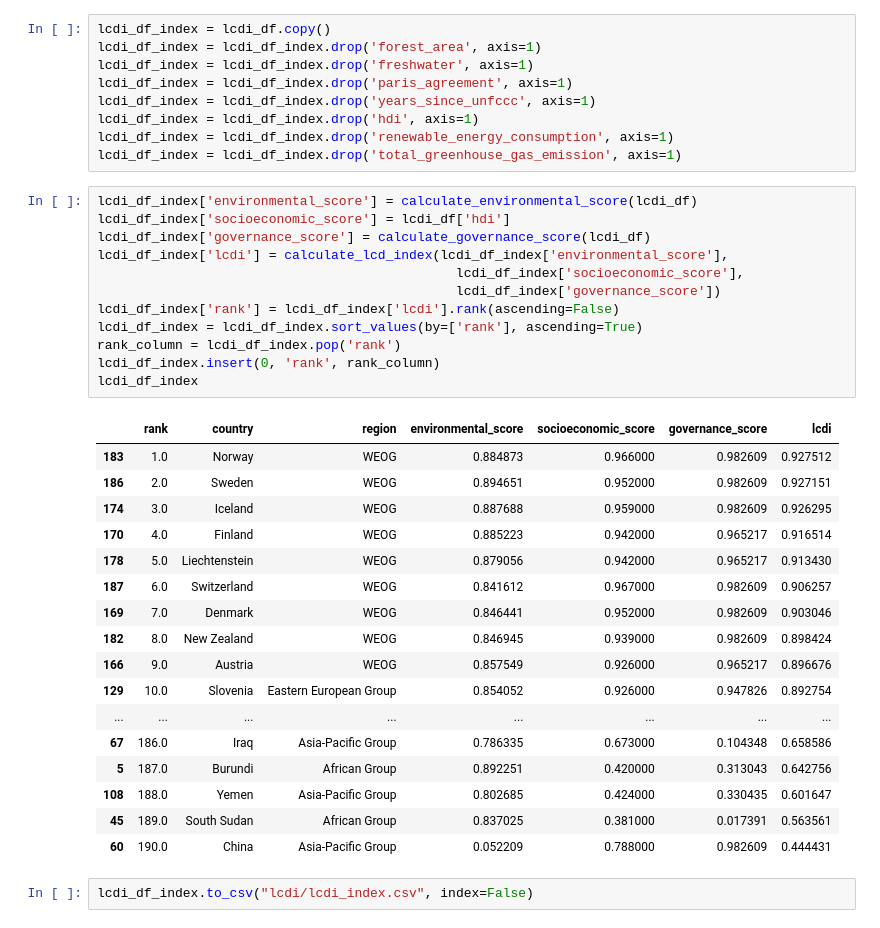
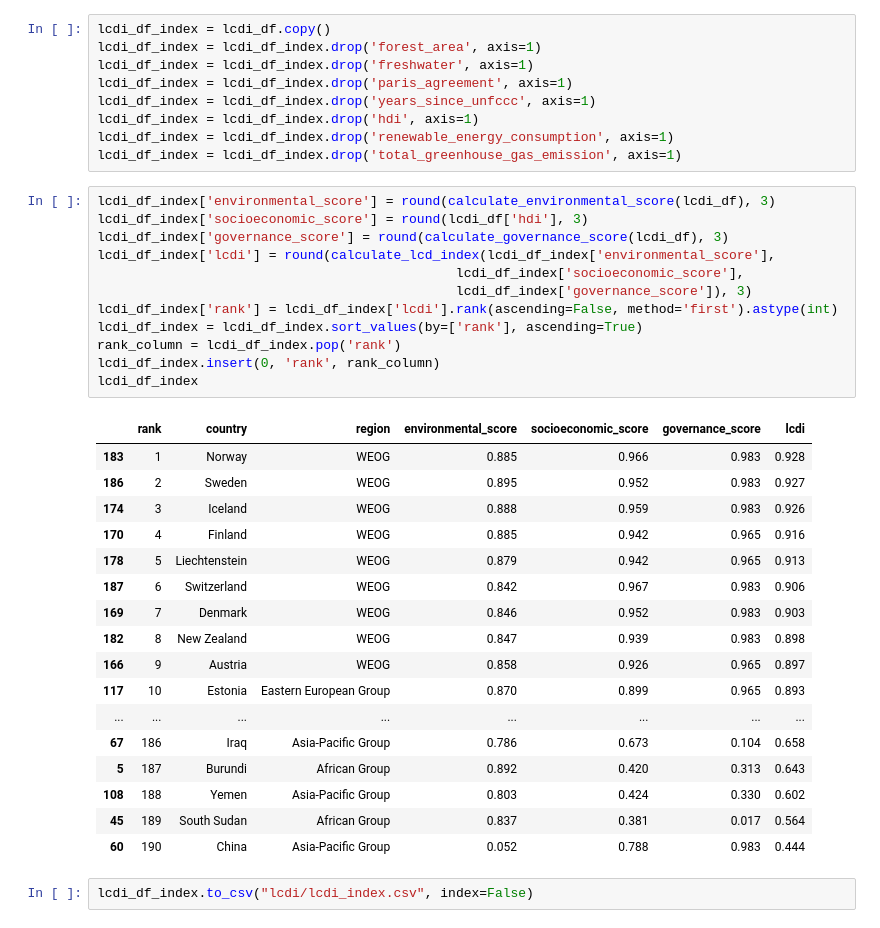
Before and after one commit to luanakimley/low-carbon-development-composite-index, a Jupyter notebook: composite_index.ipynb, the cells around one changed output. Cells and saved outputs as stored; diff of their text form.

Commit message:
:sparkles: Round index to 3 decimal places

```diff
--- a/composite_index.ipynb
+++ b/composite_index.ipynb
@@ -61,35 +61,35 @@ lcdi_df_index = lcdi_df_index.drop('hdi', axis=1)
 lcdi_df_index = lcdi_df_index.drop('renewable_energy_consumption', axis=1)
 lcdi_df_index = lcdi_df_index.drop('total_greenhouse_gas_emission', axis=1)
 # %%
-lcdi_df_index['environmental_score'] = calculate_environmental_score(lcdi_df)
-lcdi_df_index['socioeconomic_score'] = lcdi_df['hdi']
-lcdi_df_index['governance_score'] = calculate_governance_score(lcdi_df)
-lcdi_df_index['lcdi'] = calculate_lcd_index(lcdi_df_index['environmental_score'],
+lcdi_df_index['environmental_score'] = round(calculate_environmental_score(lcdi_df), 3)
+lcdi_df_index['socioeconomic_score'] = round(lcdi_df['hdi'], 3)
+lcdi_df_index['governance_score'] = round(calculate_governance_score(lcdi_df), 3)
+lcdi_df_index['lcdi'] = round(calculate_lcd_index(lcdi_df_index['environmental_score'],
                                               lcdi_df_index['socioeconomic_score'],
-                                              lcdi_df_index['governance_score'])
-lcdi_df_index['rank'] = lcdi_df_index['lcdi'].rank(ascending=False)
+                                              lcdi_df_index['governance_score']), 3)
+lcdi_df_index['rank'] = lcdi_df_index['lcdi'].rank(ascending=False, method='first').astype(int)
 lcdi_df_index = lcdi_df_index.sort_values(by=['rank'], ascending=True)
 rank_column = lcdi_df_index.pop('rank')
 lcdi_df_index.insert(0, 'rank', rank_column)
 lcdi_df_index
 # %% [output]
 |  | rank | country | region | environmental_score | socioeconomic_score | governance_score | lcdi |
-| 183 | 1.0 | Norway | WEOG | 0.884873 | 0.966000 | 0.982609 | 0.927512 |
-| 186 | 2.0 | Sweden | WEOG | 0.894651 | 0.952000 | 0.982609 | 0.927151 |
-| 174 | 3.0 | Iceland | WEOG | 0.887688 | 0.959000 | 0.982609 | 0.926295 |
-| 170 | 4.0 | Finland | WEOG | 0.885223 | 0.942000 | 0.965217 | 0.916514 |
-| 178 | 5.0 | Liechtenstein | WEOG | 0.879056 | 0.942000 | 0.965217 | 0.913430 |
-| 187 | 6.0 | Switzerland | WEOG | 0.841612 | 0.967000 | 0.982609 | 0.906257 |
-| 169 | 7.0 | Denmark | WEOG | 0.846441 | 0.952000 | 0.982609 | 0.903046 |
-| 182 | 8.0 | New Zealand | WEOG | 0.846945 | 0.939000 | 0.982609 | 0.898424 |
-| 166 | 9.0 | Austria | WEOG | 0.857549 | 0.926000 | 0.965217 | 0.896676 |
-| 129 | 10.0 | Slovenia | Eastern European Group | 0.854052 | 0.926000 | 0.947826 | 0.892754 |
+| 183 | 1 | Norway | WEOG | 0.885 | 0.966 | 0.983 | 0.928 |
+| 186 | 2 | Sweden | WEOG | 0.895 | 0.952 | 0.983 | 0.927 |
+| 174 | 3 | Iceland | WEOG | 0.888 | 0.959 | 0.983 | 0.926 |
+| 170 | 4 | Finland | WEOG | 0.885 | 0.942 | 0.965 | 0.916 |
+| 178 | 5 | Liechtenstein | WEOG | 0.879 | 0.942 | 0.965 | 0.913 |
+| 187 | 6 | Switzerland | WEOG | 0.842 | 0.967 | 0.983 | 0.906 |
+| 169 | 7 | Denmark | WEOG | 0.846 | 0.952 | 0.983 | 0.903 |
+| 182 | 8 | New Zealand | WEOG | 0.847 | 0.939 | 0.983 | 0.898 |
+| 166 | 9 | Austria | WEOG | 0.858 | 0.926 | 0.965 | 0.897 |
+| 117 | 10 | Estonia | Eastern European Group | 0.870 | 0.899 | 0.965 | 0.893 |
 | ... | ... | ... | ... | ... | ... | ... | ... |
-| 67 | 186.0 | Iraq | Asia-Pacific Group | 0.786335 | 0.673000 | 0.104348 | 0.658586 |
-| 5 | 187.0 | Burundi | African Group | 0.892251 | 0.420000 | 0.313043 | 0.642756 |
-| 108 | 188.0 | Yemen | Asia-Pacific Group | 0.802685 | 0.424000 | 0.330435 | 0.601647 |
-| 45 | 189.0 | South Sudan | African Group | 0.837025 | 0.381000 | 0.017391 | 0.563561 |
-| 60 | 190.0 | China | Asia-Pacific Group | 0.052209 | 0.788000 | 0.982609 | 0.444431 |
+| 67 | 186 | Iraq | Asia-Pacific Group | 0.786 | 0.673 | 0.104 | 0.658 |
+| 5 | 187 | Burundi | African Group | 0.892 | 0.420 | 0.313 | 0.643 |
+| 108 | 188 | Yemen | Asia-Pacific Group | 0.803 | 0.424 | 0.330 | 0.602 |
+| 45 | 189 | South Sudan | African Group | 0.837 | 0.381 | 0.017 | 0.564 |
+| 60 | 190 | China | Asia-Pacific Group | 0.052 | 0.788 | 0.983 | 0.444 |
 # %%
 lcdi_df_index.to_csv("lcdi/lcdi_index.csv", index=False)
 # %%
```
Also changed, not shown: parts of 3 cells of this notebook, 2 other files.
